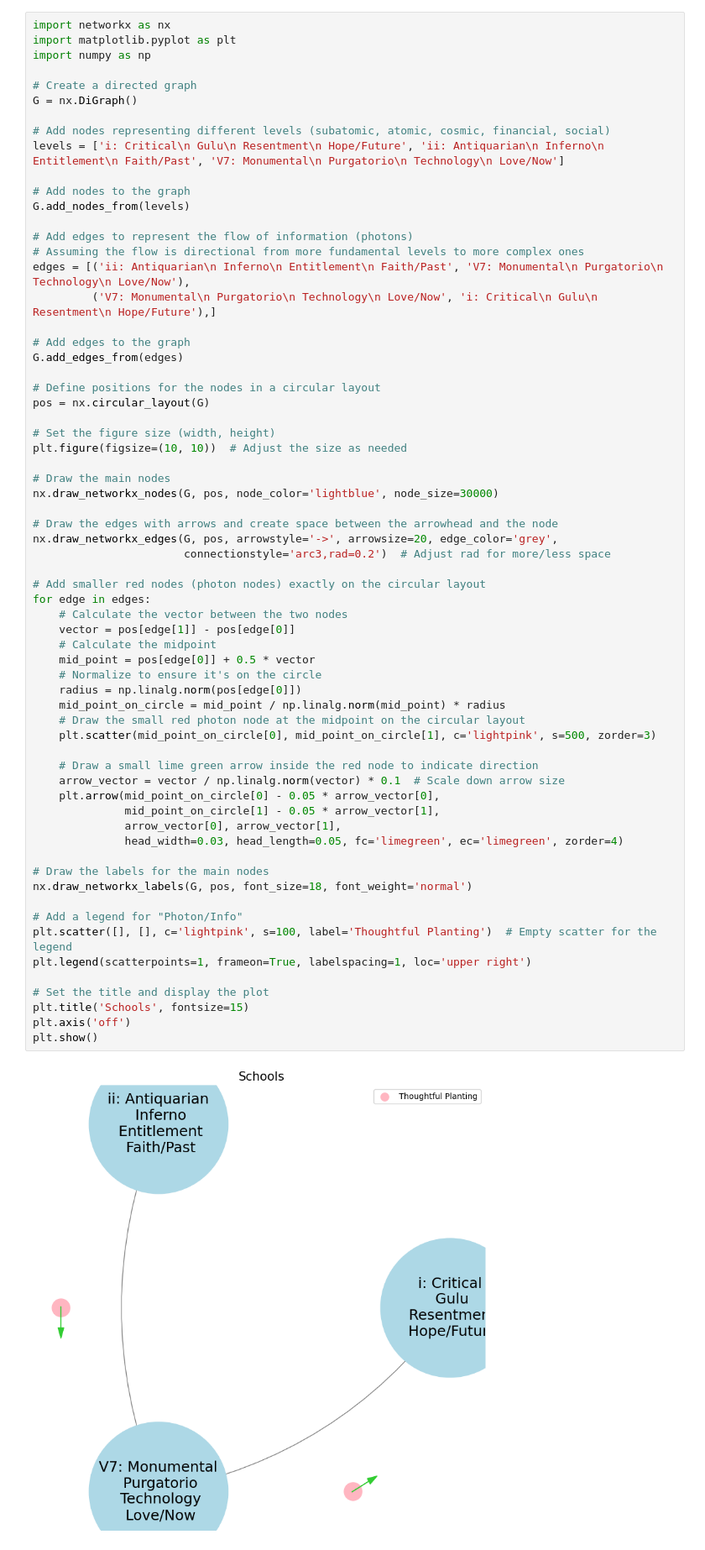
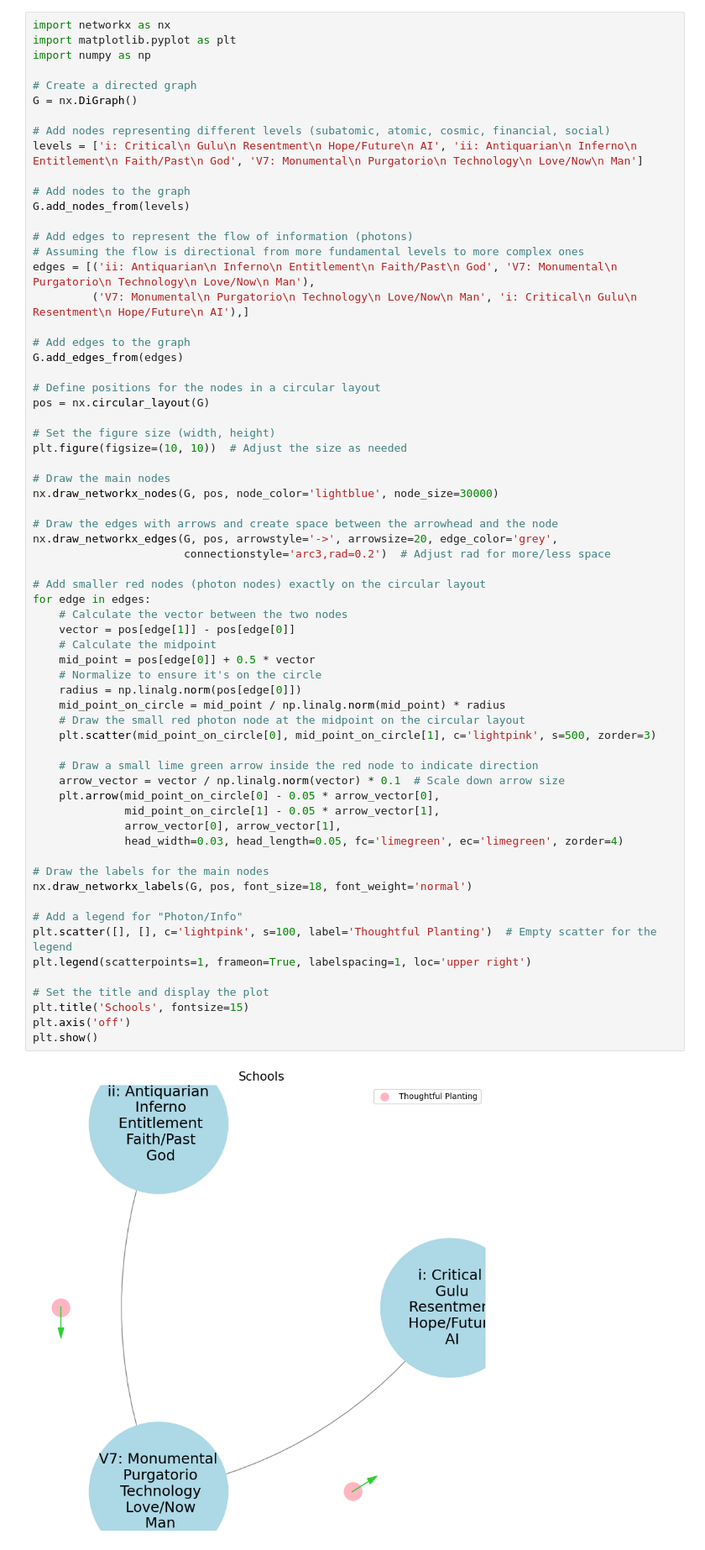
Before and after one commit to abikesa/graphtheory, a Jupyter notebook: kitabo/ensi/_build/jupyter_execute/dancing/history.ipynb, the cells around one changed output. Shown at 84% size. Saved outputs shown, nothing was run; the diff lists cells and outputs as text.

```diff
--- a/kitabo/ensi/_build/jupyter_execute/dancing/history.ipynb
+++ b/kitabo/ensi/_build/jupyter_execute/dancing/history.ipynb
@@ -34,15 +34,15 @@ import numpy as np
 G = nx.DiGraph()
 
 # Add nodes representing different levels (subatomic, atomic, cosmic, financial, social)
-levels = ['i: Critical\n Gulu\n Resentment\n Hope/Future', 'ii: Antiquarian\n Inferno\n Entitlement\n Faith/Past', 'V7: Monumental\n Purgatorio\n Technology\n Love/Now']
+levels = ['i: Critical\n Gulu\n Resentment\n Hope/Future\n AI', 'ii: Antiquarian\n Inferno\n Entitlement\n Faith/Past\n God', 'V7: Monumental\n Purgatorio\n Technology\n Love/Now\n Man']
 
 # Add nodes to the graph
 G.add_nodes_from(levels)
 
 # Add edges to represent the flow of information (photons)
 # Assuming the flow is directional from more fundamental levels to more complex ones
-edges = [('ii: Antiquarian\n Inferno\n Entitlement\n Faith/Past', 'V7: Monumental\n Purgatorio\n Technology\n Love/Now'),
-         ('V7: Monumental\n Purgatorio\n Technology\n Love/Now', 'i: Critical\n Gulu\n Resentment\n Hope/Future'),]
+edges = [('ii: Antiquarian\n Inferno\n Entitlement\n Faith/Past\n God', 'V7: Monumental\n Purgatorio\n Technology\n Love/Now\n Man'),
+         ('V7: Monumental\n Purgatorio\n Technology\n Love/Now\n Man', 'i: Critical\n Gulu\n Resentment\n Hope/Future\n AI'),]
 
 # Add edges to the graph
 G.add_edges_from(edges)
@@ -64,34 +64,34 @@ nx.draw_networkx_edges(G, pos, arrowstyle='->', arrowsize=20, edge_color='grey',
 for edge in edges:
     # Calculate the vector between the two nodes
     vector = pos[edge[1]] - pos[edge[0]]
     # Calculate the midpoint
     mid_point = pos[edge[0]] + 0.5 * vector
     # Normalize to ensure it's on the circle
     radius = np.linalg.norm(pos[edge[0]])
     mid_point_on_circle = mid_point / np.linalg.norm(mid_point) * radius
     # Draw the small red photon node at the midpoint on the circular layout
     plt.scatter(mid_point_on_circle[0], mid_point_on_circle[1], c='lightpink', s=500, zorder=3)
 
     # Draw a small lime green arrow inside the red node to indicate direction
     arrow_vector = vector / np.linalg.norm(vector) * 0.1  # Scale down arrow size
     plt.arrow(mid_point_on_circle[0] - 0.05 * arrow_vector[0],
               mid_point_on_circle[1] - 0.05 * arrow_vector[1],
               arrow_vector[0], arrow_vector[1],
               head_width=0.03, head_length=0.05, fc='limegreen', ec='limegreen', zorder=4)
 
 # Draw the labels for the main nodes
 nx.draw_networkx_labels(G, pos, font_size=18, font_weight='normal')
 
 # Add a legend for "Photon/Info"
 plt.scatter([], [], c='lightpink', s=100, label='Thoughtful Planting')  # Empty scatter for the legend
 plt.legend(scatterpoints=1, frameon=True, labelspacing=1, loc='upper right')
 
 # Set the title and display the plot
 plt.title('Schools', fontsize=15)
 plt.axis('off')
 plt.show()
 # %% [output]
-[figure, old version]
+[figure, new version]
 # %% [markdown]
 
 
```
Also changed, not shown: 9 other files.
